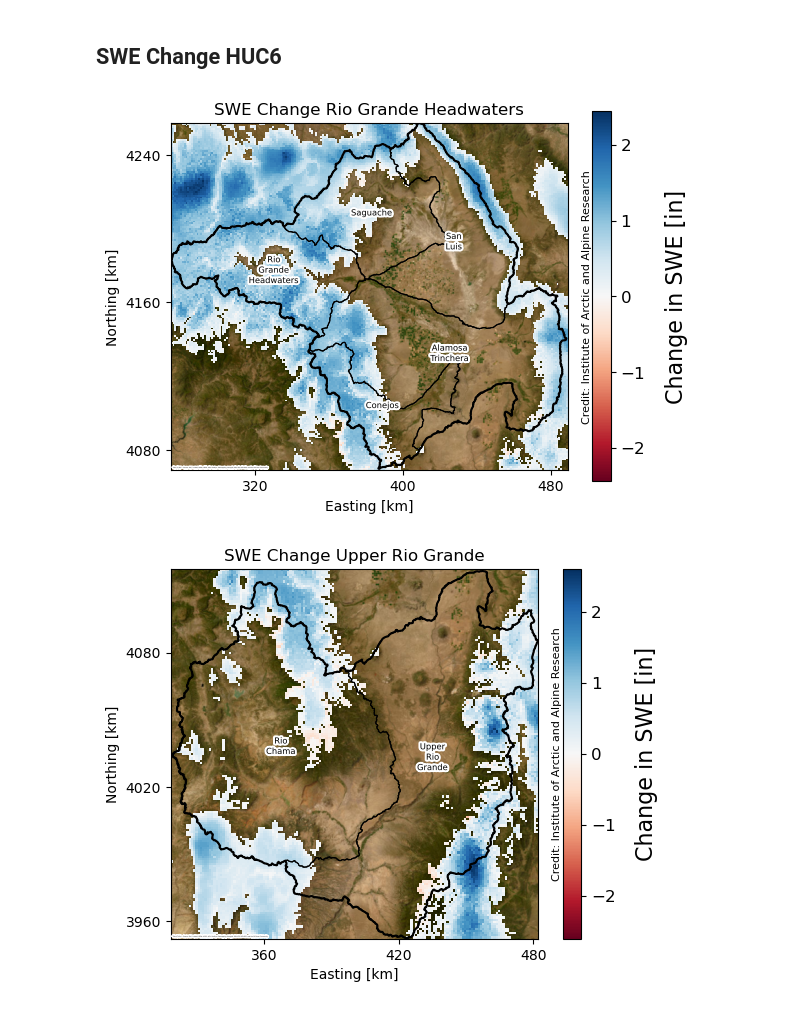
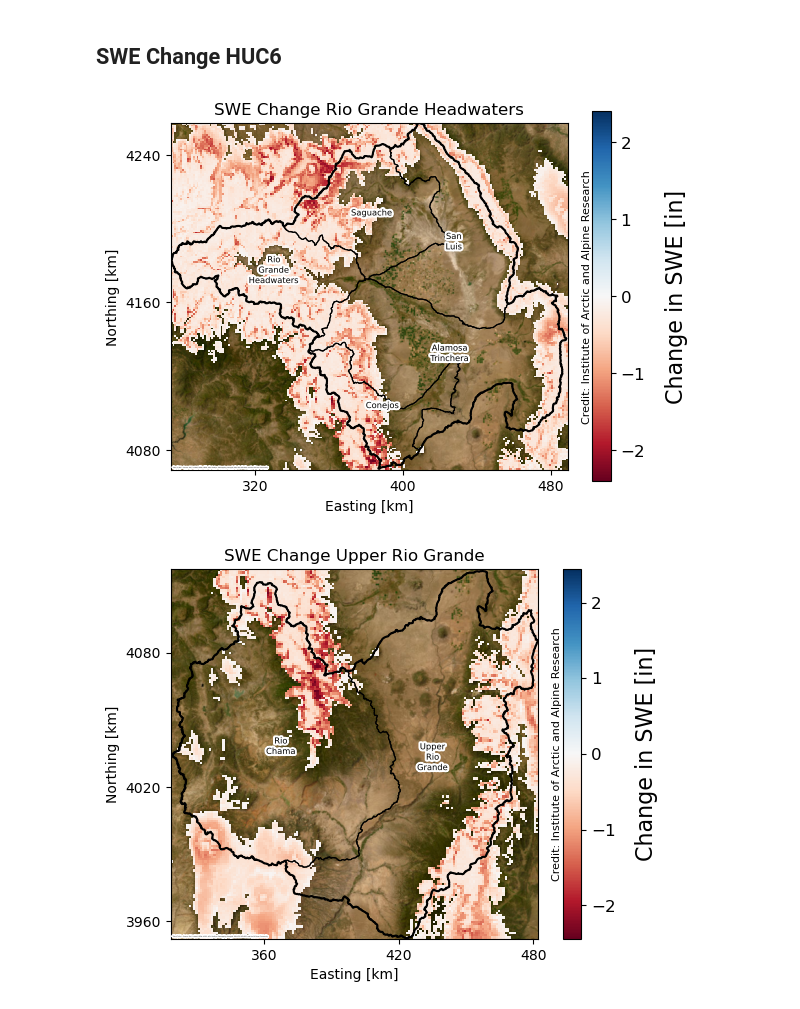
Before and after one commit to max-gersh/SWE-Evaluation-Tool, a Jupyter notebook: logan/plot_snodas.ipynb, the cells around one changed output. Cells and saved outputs as stored; diff of their text form; code cells hidden in the pictures.

```diff
--- a/logan/plot_snodas.ipynb
+++ b/logan/plot_snodas.ipynb
@@ -35,7 +35,7 @@ def create_report_dirs(base_dir, report_date):
 ## Set date for plotting
 # %%
 ## set date
-date = "20250408" # for manual date setting
+date = "20250410" # for manual date setting
 #date = datetime.today().strftime('%Y%m%d') # get today's date
 formatted_date = datetime.strptime(date, "%Y%m%d").strftime("%Y-%m-%d")
 
@@ -52,5 +52,6 @@ filename_lastreport = max(
 )
 date_lastreport = re.search(date_pattern, filename_lastreport).group(1)
 formatted_date_lastreport = datetime.strptime(date_lastreport, "%Y%m%d").strftime("%Y-%m-%d")
-filename_lastreport
+
+print(f'Last SNODAS file: {filename_lastreport}')
 # %% [output]
@@ -357,15 +338,19 @@ plt.tight_layout()
 # %%
-## QUESTION -
+## create difference raster
 swe_diff = clipped_data - clipped_data_last
 swe_diff = swe_diff.where(swe_diff != 0, np.nan)
 
+## get min and max values for colorbar
+swe_min = -np.nanmax(np.abs(swe_diff))
+swe_max = np.nanmax(np.abs(swe_diff))
+
+
 # Plot
 fig, ax = plt.subplots(figsize=(6,5))
-swe_diff.plot(ax=ax, cmap='RdBu')
+swe_diff.plot(ax=ax, cmap='RdBu', vmin = swe_min, vmax = swe_max)
 cbar = ax.collections[-1].colorbar
 cbar.set_label('Change in SWE [in]', fontsize=16, labelpad=14)
 cbar.ax.tick_params(labelsize=12)
-#huc8.plot(ax=ax, facecolor='none', edgecolor='k')
 cx.add_basemap(ax, crs=clipped_data.rio.crs, source = cx.providers.Esri.WorldImagery,
                attribution_size=0)
 state_boundaries.plot(color = 'None',
@@ -382,7 +367,6 @@ for idx, row in state_boundaries.iterrows():
         label_text = ""
 
     centroid = row.geometry.centroid
-    print(centroid)
     ax.text(centroid.x + dx_state[idx], centroid.y + dy_state[idx], label_text, #row["Name"],
             fontsize=7, color="black", ha="center", va="center")
 
@@ -399,7 +383,7 @@ for idx, row in nm_cities.iterrows():
             fontsize=6, color="black", ha="center", va="center")
 
 #cx.add_basemap(ax, crs=clipped_data.rio.crs)
-#plt.colorbar(label='SWE (mm)')
+## add huc6 polygons
 huc6.plot(color='None',
                     edgecolor='black',
                     linewidth=1.1,
@@ -421,7 +405,7 @@ for idx, row in huc6.iterrows():
 ## plot with outlined polygons
 ## dotted lines so overlapping boundaries are visible
 
-OSE.plot(column='SubBasin',
+OSE.plot(column='Name',
          #cmap='turbo',
          cmap = custom_cmap,
          facecolor='none',
@@ -453,7 +437,7 @@ if legend:
     legend.set_loc("center")
 
 #plt.show()
-plt.savefig(f'../reports/figures/figure1_swe_diff_{date}.png', dpi=300, bbox_inches='tight')
+plt.savefig(f'../reports/{formatted_date}/figures/figure1_swe_diff_{date}.png', dpi=300, bbox_inches='tight')
 # %% [output]
 POINT (397631.1876357518 3807930.43330234)
 POINT (-75680.97377810067 4372116.888473334)
@@ -464,15 +448,18 @@ POINT (-114137.53380072539 3812891.7147224857)
 ## SWE Change HUC6
 # %%
 for idx, basin in huc6.iterrows():
+    # clip raster to basin bounds
     bounds = basin.geometry.bounds
     swe_basin = clipped_data.where(clipped_data>=0).rio.clip_box(*bounds)
     swe_basin_last = clipped_data_last.where(clipped_data_last>=0).rio.clip_box(*bounds) # clip data from last report
 
+    # calculate SWE difference for basin
     swe_basin_diff = swe_basin - swe_basin_last
     swe_basin_diff = swe_basin_diff.where(swe_basin_diff != 0, np.nan)
 
-
-
+    # get min and max for colorbar
+    swe_min = -np.nanmax(np.abs(swe_basin_diff))
+    swe_max = np.nanmax(np.abs(swe_basin_diff))
 
     huc8_basins = huc8.loc[huc8['HUC6 Basin'] == basin['Name']]
     #print(huc8_basins)
@@ -482,7 +469,7 @@ for idx, basin in huc6.iterrows():
     ## plot clipped polygon
     f, ax = plt.subplots()
     #swe_basin.plot(cmap="Blues", ax=ax)
-    swe_basin_diff.plot(ax=ax, cmap='RdBu')
+    swe_basin_diff.plot(ax=ax, cmap='RdBu', vmin=swe_min, vmax=swe_max)
     cbar = ax.collections[-1].colorbar
     cbar.set_label('Change in SWE [in]', fontsize=16, labelpad=14)
     cbar.ax.tick_params(labelsize=12)
@@ -494,34 +481,34 @@ for idx, basin in huc6.iterrows():
     huc8_basins.plot(color='None',
                     edgecolor='black',
                     linewidth=0.8,
                     ax=ax)
     ## add huc8 polygon labels
 
     for idx, row in huc8_basins.iterrows():
         label_text = row["Name"].replace("-", " ")
         label_text = label_text.replace(" ", "\n")
 
         centroid = row.geometry.centroid
         ax.text(centroid.x, centroid.y, label_text, #row["Name"],
                 fontsize=6, color="black", ha="center", va="center",
                 path_effects=[PathEffects.withStroke(linewidth=3, foreground="white")])
 
 
     m2km = lambda x, _: f'{x/1000:g}'
     ax.xaxis.set_major_formatter(m2km)
     ax.yaxis.set_major_formatter(m2km)
     #ax.locator_params(axis="x", nbins=3)
     #ax.locator_params(axis="y", nbins=3)
     plt.gca().xaxis.set_major_locator(plt.MaxNLocator(3))
     plt.gca().yaxis.set_major_locator(plt.MaxNLocator(3))
     #ax.ticklabel_format(style='sci', axis='x', scilimits=(0,0))
     ax.set_xlabel('Easting [km]')
     ax.set_ylabel('Northing [km]')
     ax.set_title('SWE Change ' + basin['Name'])
     ax.text(1.05, 0.5, 'Credit: Institute of Arctic and Alpine Research', rotation=90,
             va='center', ha='center', transform=ax.transAxes, fontsize=8)
-    plt.show()
-    #plt.savefig(f'../reports/figures/figure2_diff_{basin['Name']}_{date}.png', dpi=300, bbox_inches='tight')
+    #plt.show()
+    plt.savefig(f'../reports/{formatted_date}/figures/figure2_diff_{basin['Name']}_{date}.png', dpi=300, bbox_inches='tight')
 # %% [output]
-[figure, old version]
+[figure, new version]
-[figure, old version]
+[figure, new version]
```
Also changed, not shown: parts of 7 cells of this notebook, 1 other file.
